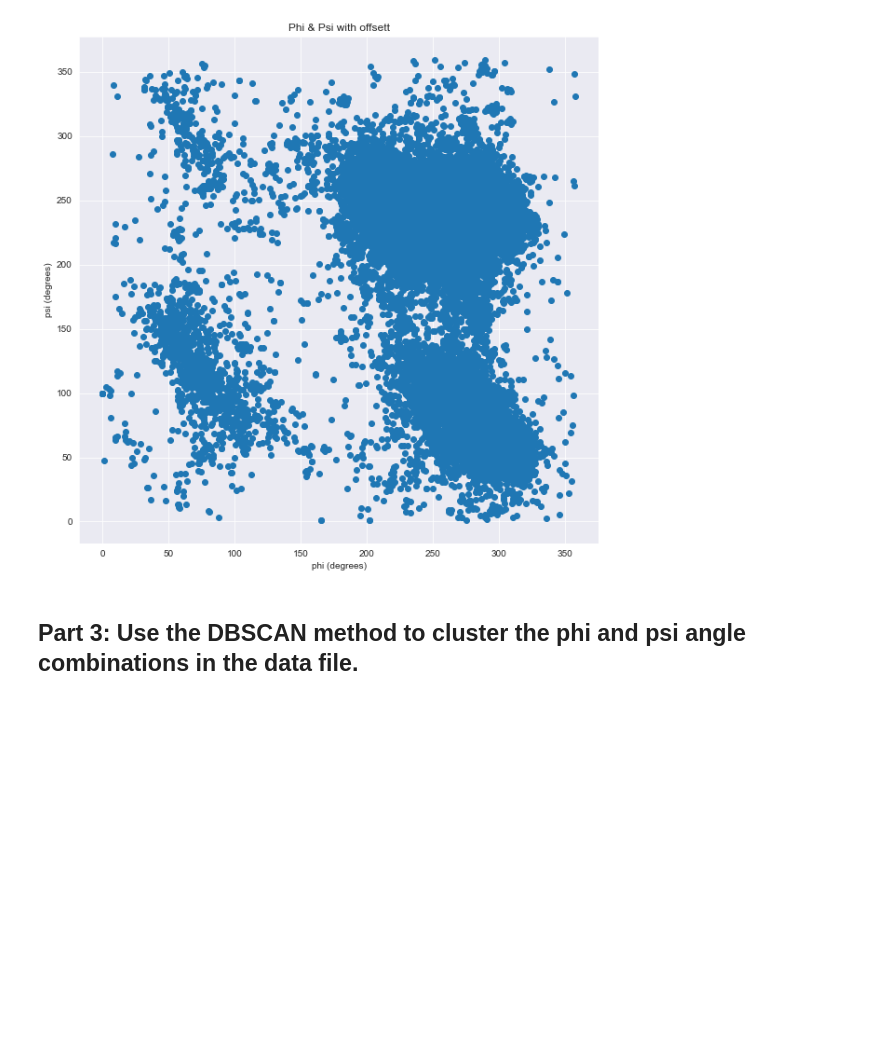
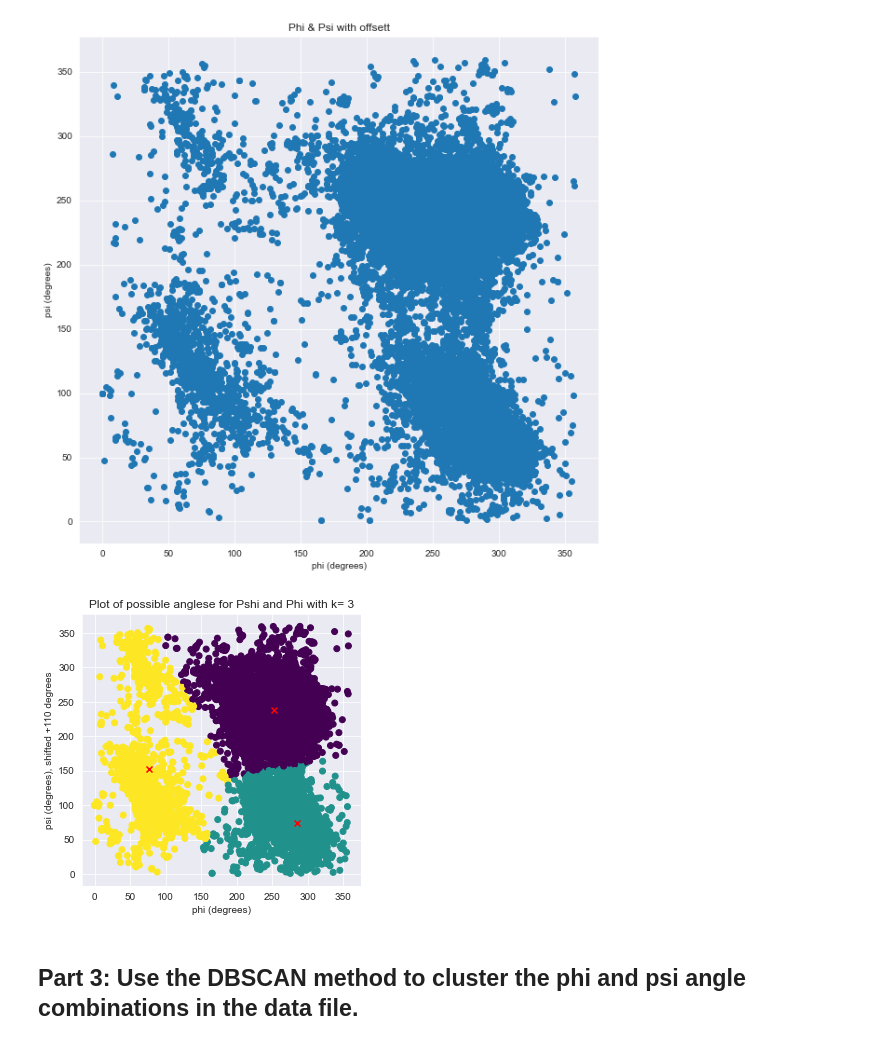
Before and after one commit to lukasmartinsson/dat405, a Jupyter notebook: assignment_3/assignment_3.ipynb, the cells around one changed output. Cells and saved outputs as stored; diff of their text form; code cells hidden in the pictures; blank space fills up the shorter version.

```diff
--- a/assignment_3/assignment_3.ipynb
+++ b/assignment_3/assignment_3.ipynb
@@ -217,6 +217,29 @@ plt.title('Phi & Psi with offsett')
 plt.show()
 # %% [output]
 [figure]
+# %%
+# using all data points
+
+X = df.loc[:,['phi shifted 360°', 'psi shifted 100°']]
+
+plt.figure(figsize=(5,5))
+
+# Specify the number of clusters (4) and fit the data X
+kmeans = KMeans(n_clusters=3, random_state=0).fit(X)
+y_kmeans = kmeans.predict(X)
+
+# Plotting the cluster centers and the data points on a 2D plane
+plt.scatter(X['phi shifted 360°'], X['psi shifted 100°'],c=y_kmeans, cmap='viridis')
+
+# Plotting clusters centers
+plt.scatter(kmeans.cluster_centers_[:, 0], kmeans.cluster_centers_[:, 1], marker='x',c='red')
+
+plt.title('Plot of possible anglese for Pshi and Phi with k= 3')
+plt.xlabel('phi (degrees)')
+plt.ylabel('psi (degrees), shifted +110 degrees')
+plt.show()
+# %% [output]
+[figure, added]
 # %% [markdown]
 ## **Part 3**: Use the DBSCAN method to cluster the phi and psi angle combinations in the data file.
 # %%
```
Also changed, not shown: parts of 5 cells of this notebook.
